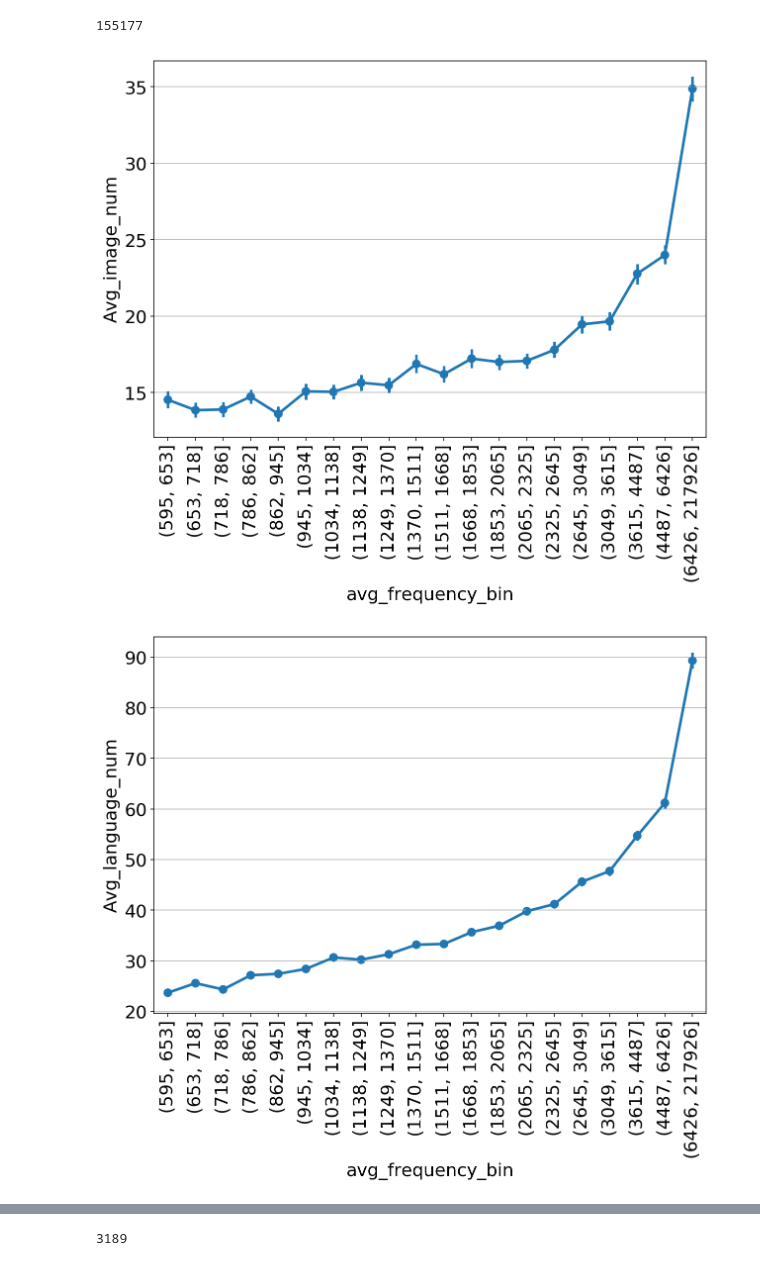
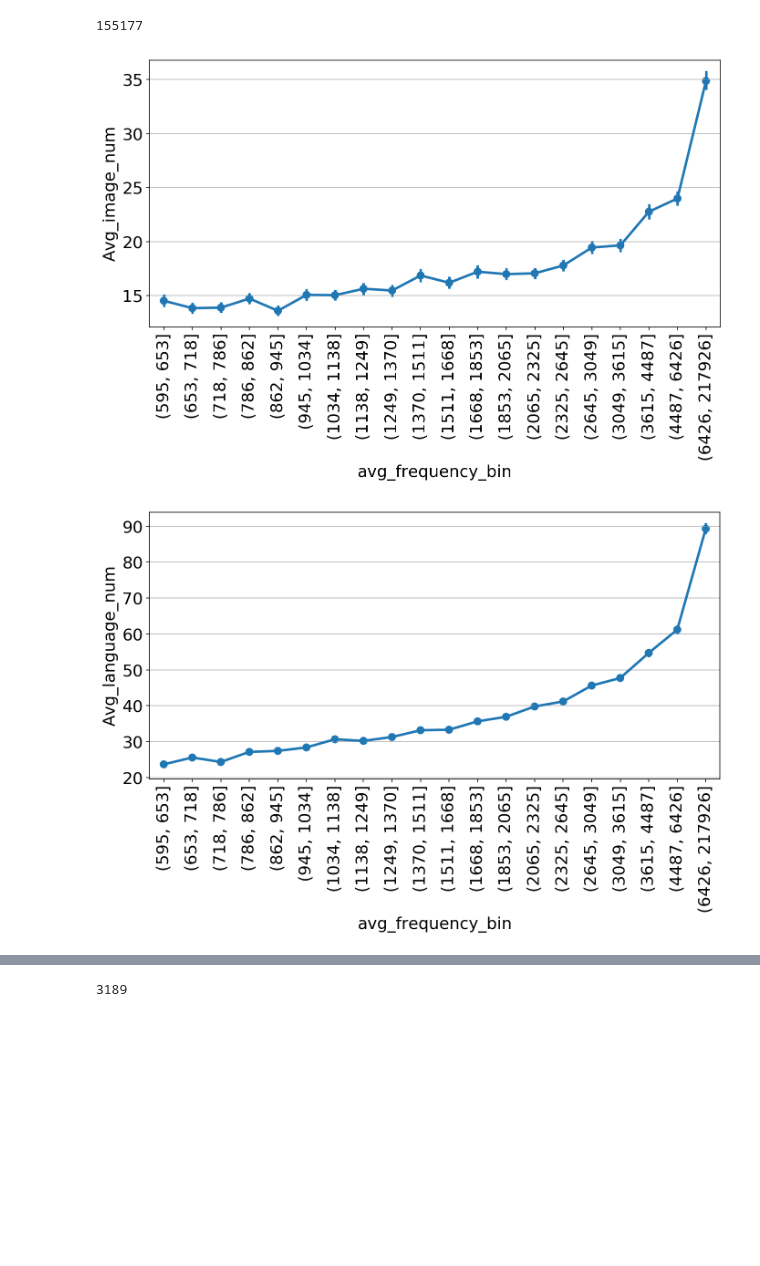
Before and after one commit to xuan-li/CSE-544-Project, a Jupyter notebook: CategoryVisit.ipynb, the cells around one changed output, grey strips where cells are left out. Cells and saved outputs as stored; diff of their text form; code cells hidden in the pictures; blank space fills up the shorter version.

Commit message:
plot

```diff
--- a/CategoryVisit.ipynb
+++ b/CategoryVisit.ipynb
@@ -136,11 +136,12 @@ len(category_visit_df)
 # %%
 for column in list(visit_count_df.columns)[2:-2]:
     plt.figure(figsize=(10,7))
     sns.pointplot(x='avg_frequency_bin', y='Avg_'+column,data=category_visit_df)
     plt.xticks(rotation='vertical')
     plt.grid(axis='y')
+    plt.tight_layout()
     plt.savefig('./plots/category_frequency_%s.png'%column)
     plt.show()
 # %% [output]
-[figure, old version]
+[figure, new version]
-[figure, old version]
+[figure, new version]
```
Also changed, not shown: parts of 2 cells of this notebook, 17 other files.
